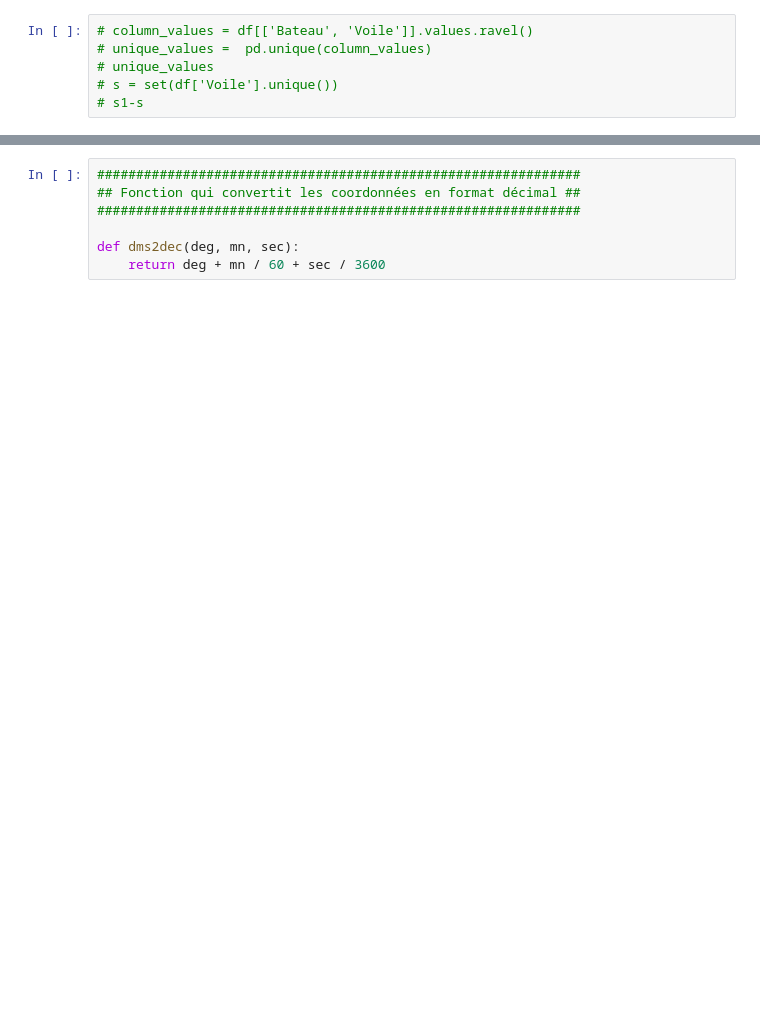
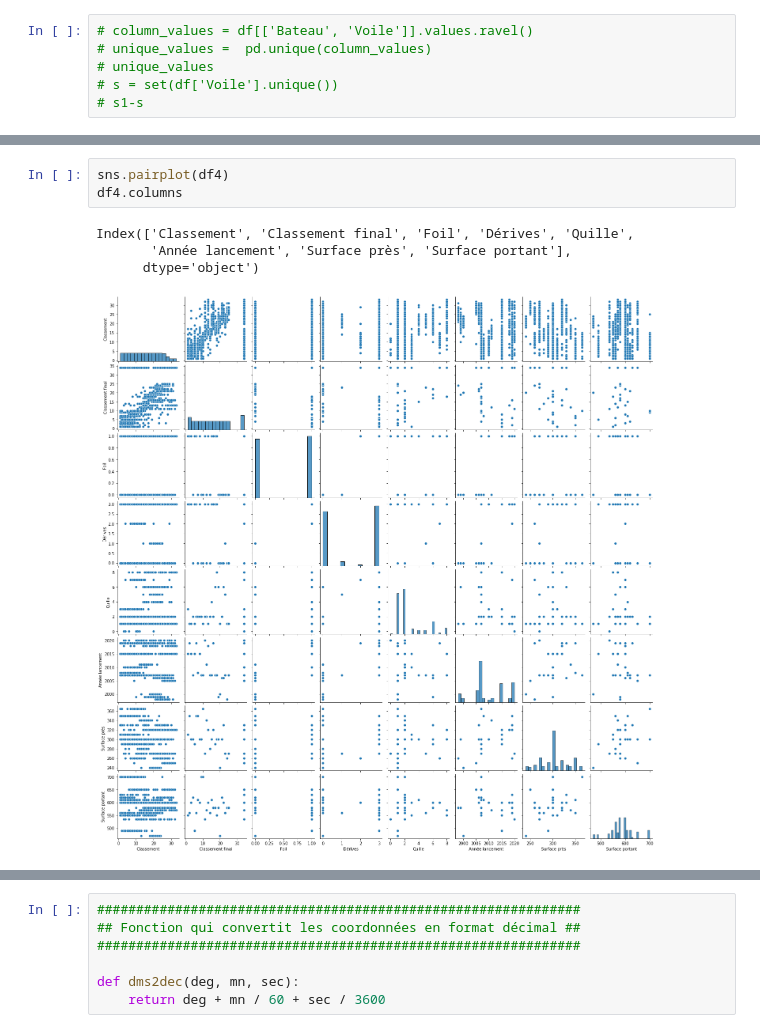
Before and after one commit to Kit-Data-Science-Telecom-2021-2022/lgp, a Jupyter notebook: Projet_final/projet-final-lgp.ipynb, the cells around one changed output, grey strips where cells are left out. Drawn from its saved outputs; the diff is of its cells as text; blank space fills up the shorter version.

```diff
--- a/Projet_final/projet-final-lgp.ipynb
+++ b/Projet_final/projet-final-lgp.ipynb
@@ -696,0 +698,8 @@ stamp
+# %%
+sns.pairplot(df4)
+df4.columns
+# %% [output]
+Index(['Classement', 'Classement final', 'Foil', 'Dérives', 'Quille',
+       'Année lancement', 'Surface près', 'Surface portant'],
+      dtype='object')
+[figure, added]
```
Also changed, not shown: parts of 59 cells of this notebook.
